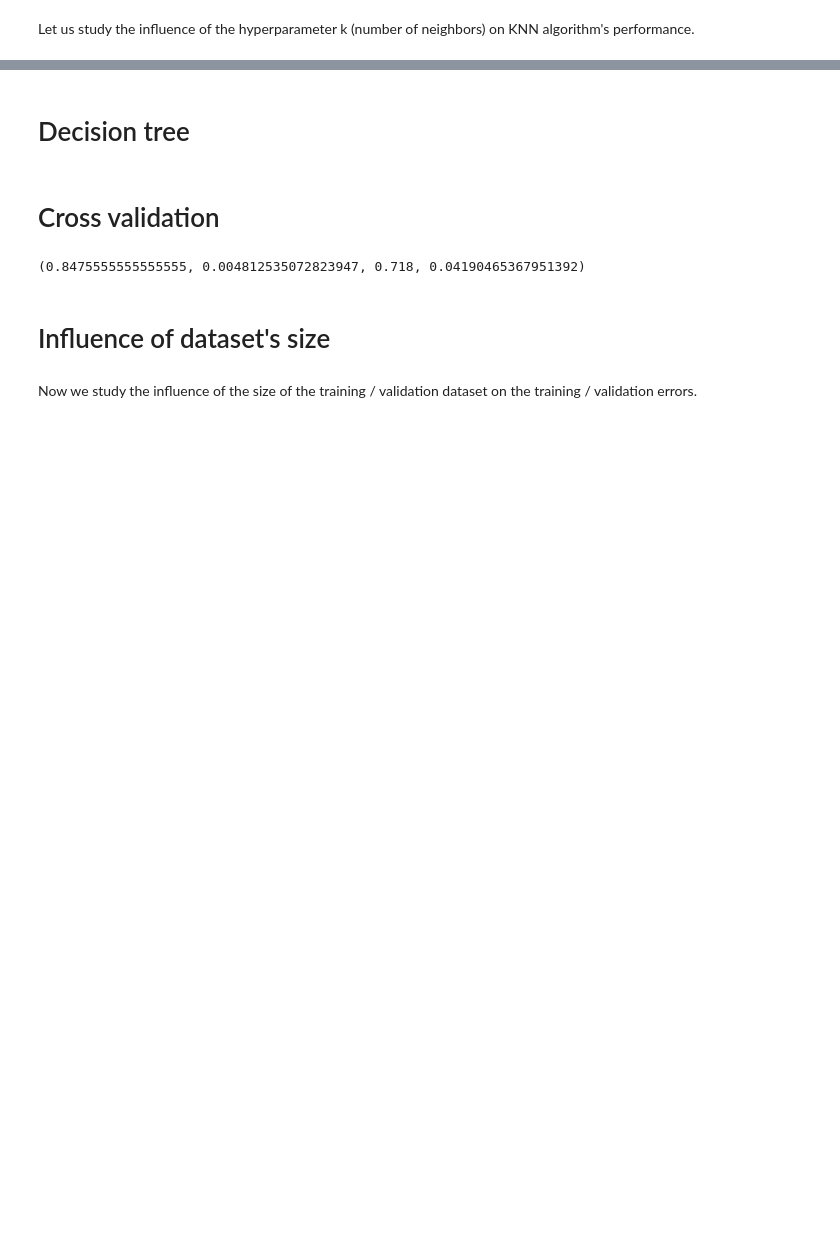
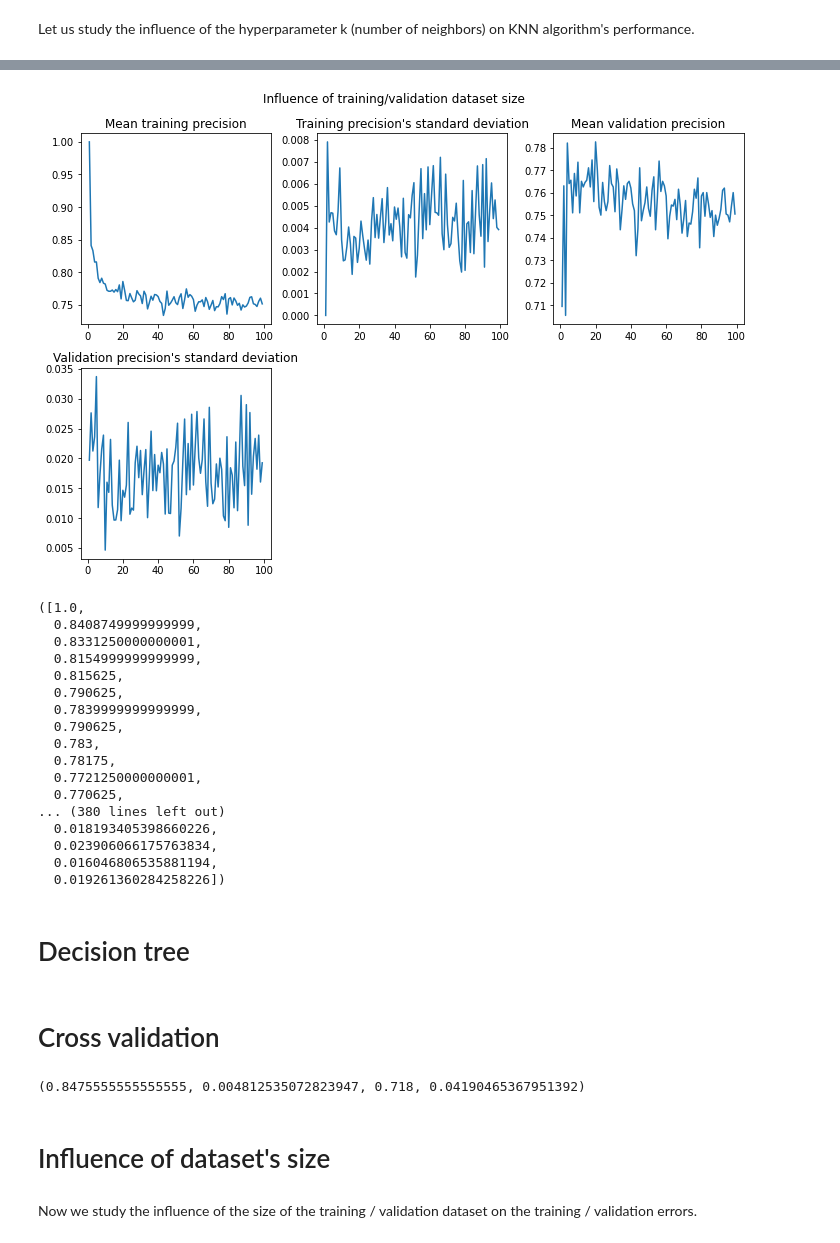
Before and after one commit to nono9212/COMP551_HM1, a Jupyter notebook: Homework.ipynb, the cells around one changed output, grey strips where cells are left out. Saved outputs shown, nothing was run; the diff lists cells and outputs as text; code cells hidden in the pictures; blank space fills up the shorter version.

```diff
--- a/Homework.ipynb
+++ b/Homework.ipynb
@@ -157,3 +245,25 @@ n_neighbors_influence(list(range(1, 6)), dataset, labels, 50, 10000, 500, loss_=
+# %%
+ n_neighbors_influence_fixed_datasize(list(range(1, 100)), dataset, labels, 2000, loss_="manhattan",
+                                         folds = 5, show_time=False, visualize=True)
+# %% [output]
+[figure, added]
+([1.0,
+  0.8408749999999999,
+  0.8331250000000001,
+  0.8154999999999999,
+  0.815625,
+  0.790625,
+  0.7839999999999999,
+  0.790625,
+  0.783,
+  0.78175,
+  0.7721250000000001,
+  0.770625,
+... (380 lines left out)
+  0.018193405398660226,
+  0.023906066175763834,
+  0.016046806535881194,
+  0.019261360284258226])
 # %% [markdown]
 # Decision tree
 # %% [markdown]
```
Also changed, not shown: parts of 6 cells of this notebook.
